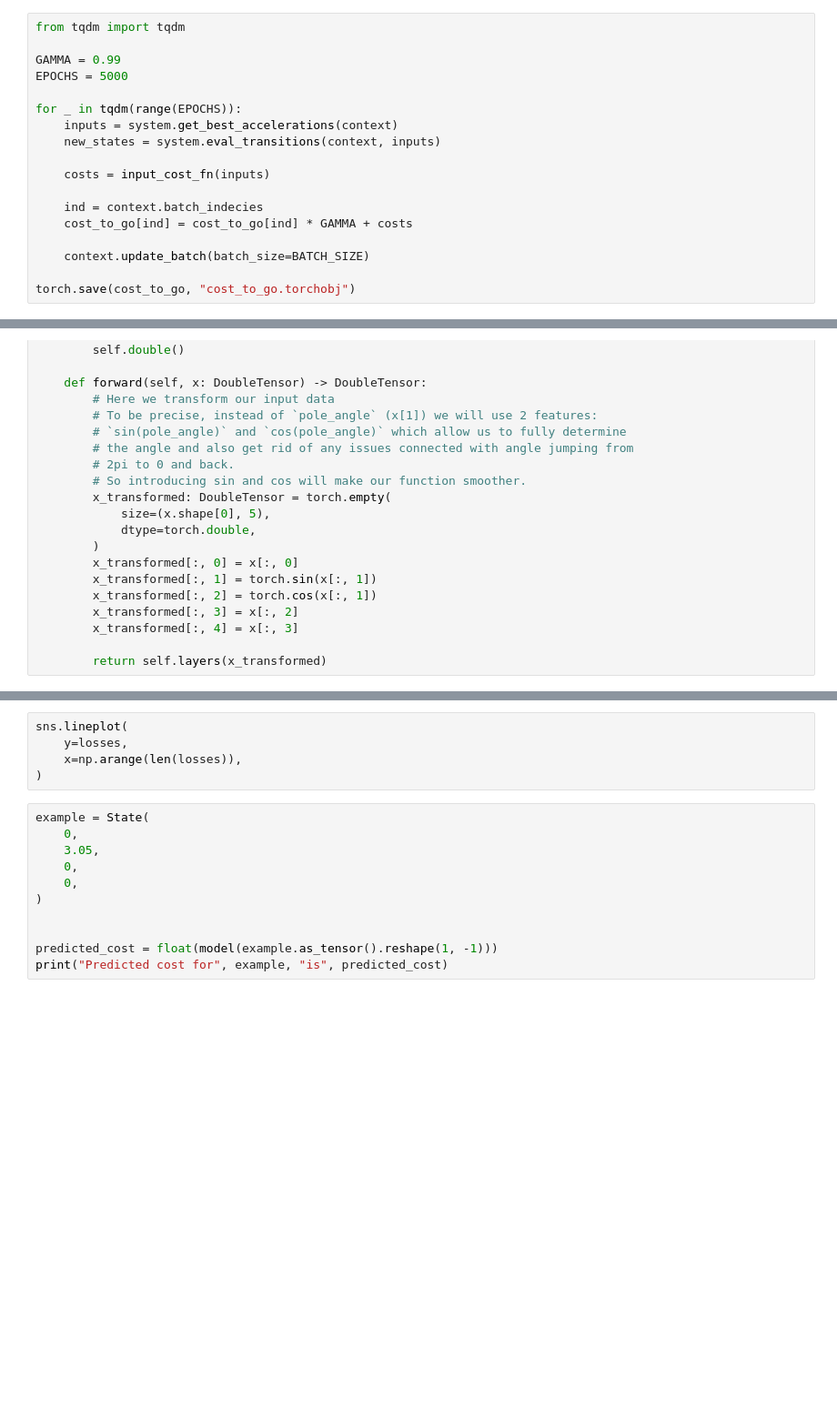
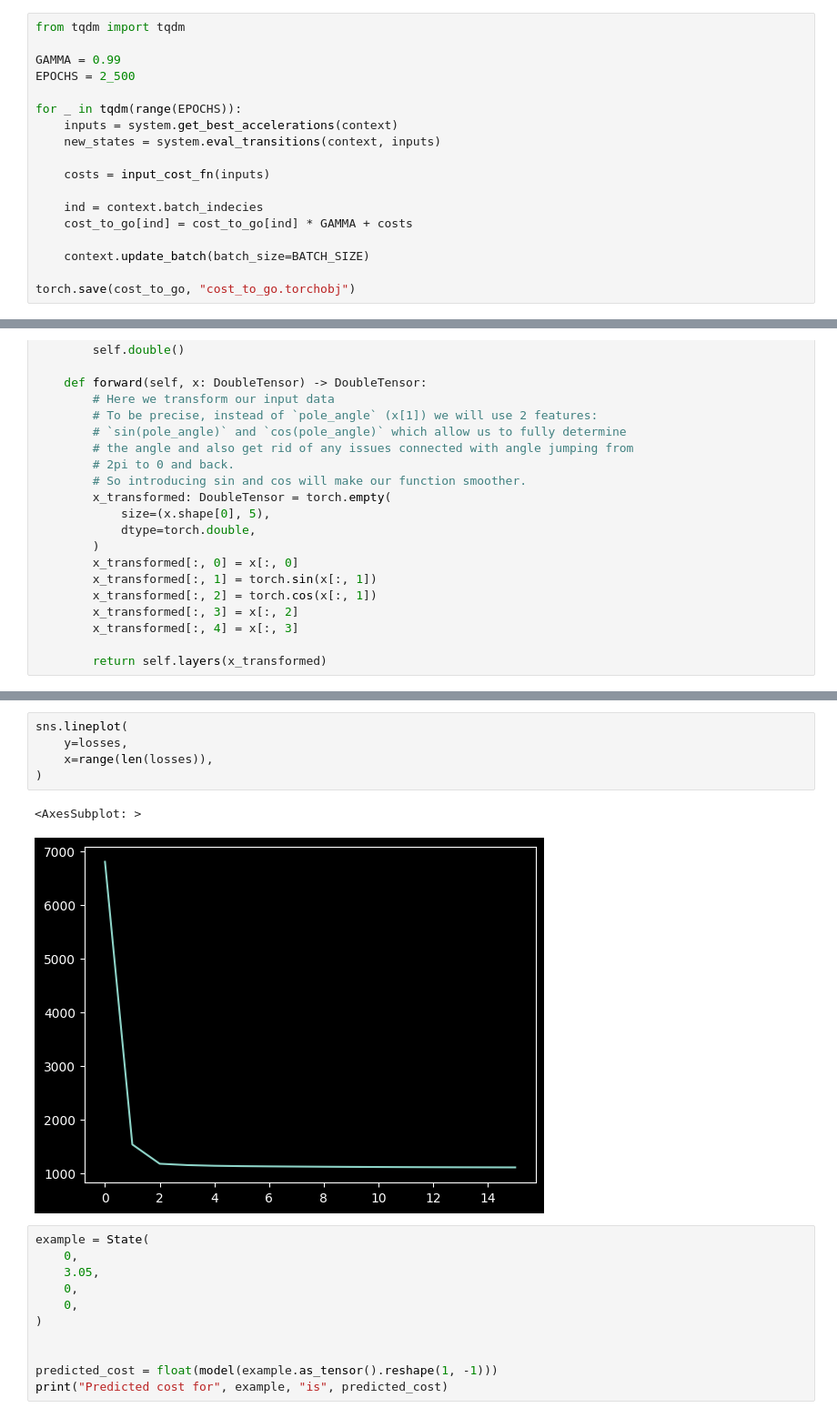
Before and after one commit to robotics-laboratory/cart-pole, a Jupyter notebook: examples/pytorch_value_function_approximation.ipynb, the cells around one changed output, grey strips where cells are left out. Shown at 91% size. Saved outputs shown, nothing was run; the diff lists cells and outputs as text; blank space fills up the shorter version.

```diff
--- a/examples/pytorch_value_function_approximation.ipynb
+++ b/examples/pytorch_value_function_approximation.ipynb
@@ -92,7 +95,7 @@ All of the described actions are performed under the hood in `CartPoleMultiSyste
 from tqdm import tqdm
 
 GAMMA = 0.99
-EPOCHS = 5000
+EPOCHS = 2_500
 
 for _ in tqdm(range(EPOCHS)):
     inputs = system.get_best_accelerations(context)
@@ -196,8 +218,11 @@ for epoch in range(1, 19):
 # %%
 sns.lineplot(
     y=losses,
-    x=np.arange(len(losses)),
+    x=range(len(losses)),
 )
+# %% [output]
+<AxesSubplot: >
+[figure, added]
 # %%
 example = State(
     0,
```
Also changed, not shown: parts of 4 cells of this notebook.
